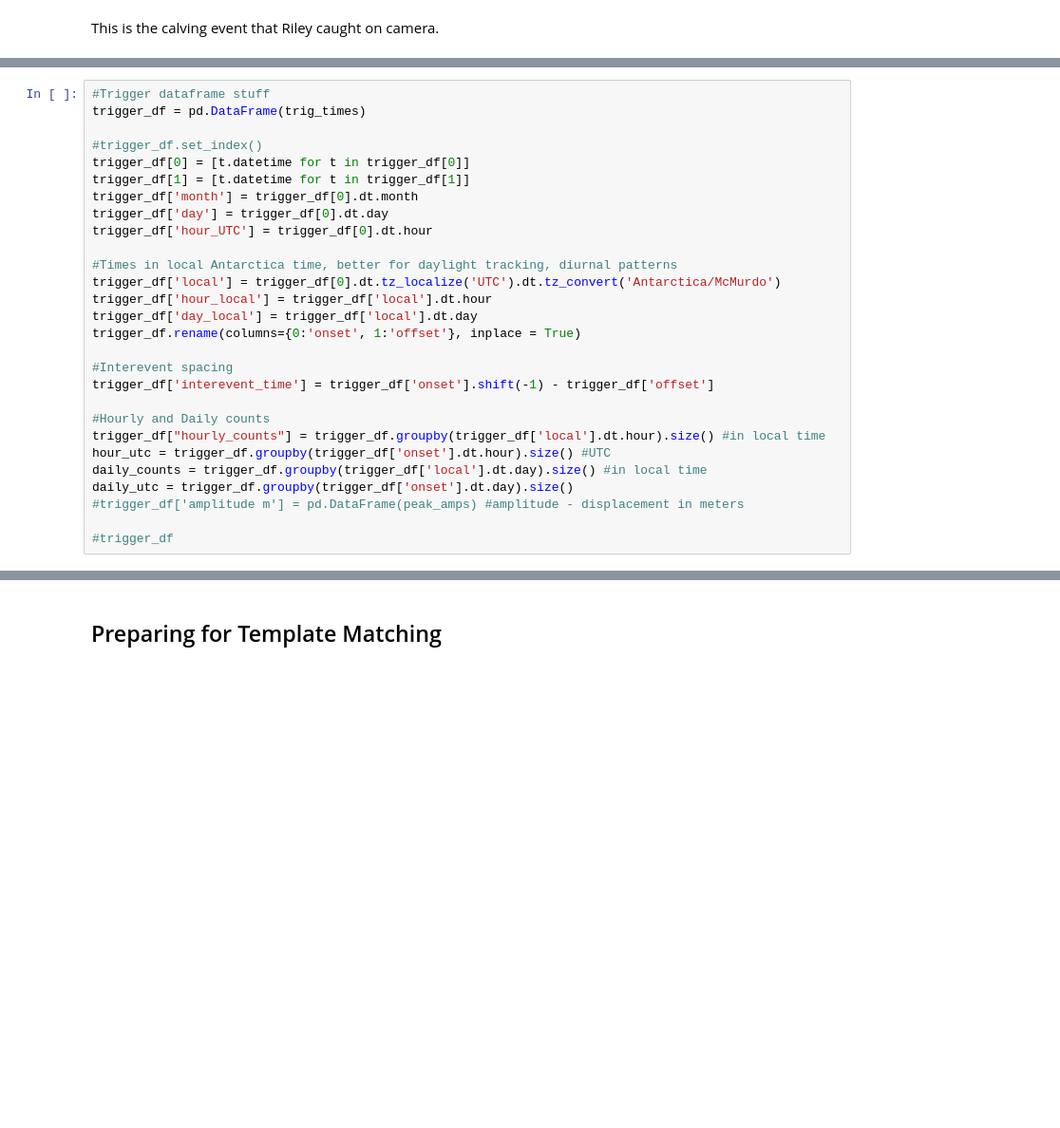
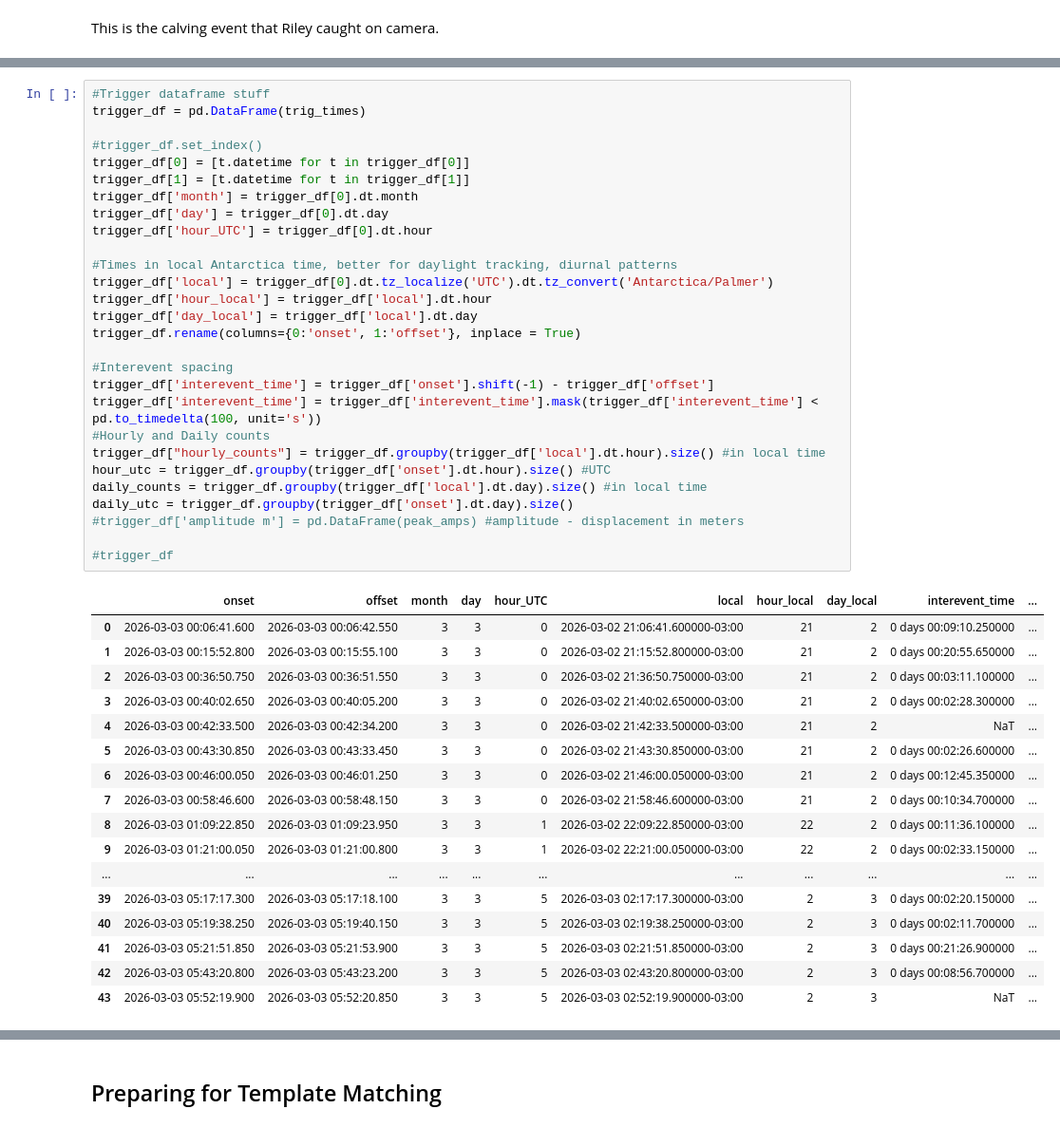
Before and after one commit to glacierpretzel/VANDA_work, a Jupyter notebook: palmer_events.ipynb, the cells around one changed output, grey strips where cells are left out. Shown at 95% size. Drawn from its saved outputs; the diff is of its cells as text; blank space fills up the shorter version.

```diff
--- a/palmer_events.ipynb
+++ b/palmer_events.ipynb
@@ -128,31 +98,49 @@ def stat_plotter(df):
 # %%
 #Trigger dataframe stuff
 trigger_df = pd.DataFrame(trig_times)
 
 #trigger_df.set_index()
 trigger_df[0] = [t.datetime for t in trigger_df[0]]
 trigger_df[1] = [t.datetime for t in trigger_df[1]]
 trigger_df['month'] = trigger_df[0].dt.month
 trigger_df['day'] = trigger_df[0].dt.day
 trigger_df['hour_UTC'] = trigger_df[0].dt.hour
 
 #Times in local Antarctica time, better for daylight tracking, diurnal patterns
-trigger_df['local'] = trigger_df[0].dt.tz_localize('UTC').dt.tz_convert('Antarctica/McMurdo')
+trigger_df['local'] = trigger_df[0].dt.tz_localize('UTC').dt.tz_convert('Antarctica/Palmer')
 trigger_df['hour_local'] = trigger_df['local'].dt.hour
 trigger_df['day_local'] = trigger_df['local'].dt.day
 trigger_df.rename(columns={0:'onset', 1:'offset'}, inplace = True)
 
 #Interevent spacing
 trigger_df['interevent_time'] = trigger_df['onset'].shift(-1) - trigger_df['offset']
-
+trigger_df['interevent_time'] = trigger_df['interevent_time'].mask(trigger_df['interevent_time'] < pd.to_timedelta(100, unit='s'))
 #Hourly and Daily counts
 trigger_df["hourly_counts"] = trigger_df.groupby(trigger_df['local'].dt.hour).size() #in local time
 hour_utc = trigger_df.groupby(trigger_df['onset'].dt.hour).size() #UTC
 daily_counts = trigger_df.groupby(trigger_df['local'].dt.day).size() #in local time
 daily_utc = trigger_df.groupby(trigger_df['onset'].dt.day).size()
 #trigger_df['amplitude m'] = pd.DataFrame(peak_amps) #amplitude - displacement in meters
 
 #trigger_df
+# %% [output]
+|  | onset | offset | month | day | hour_UTC | local | hour_local | day_local | interevent_time | ... |
+| 0 | 2026-03-03 00:06:41.600 | 2026-03-03 00:06:42.550 | 3 | 3 | 0 | 2026-03-02 21:06:41.600000-03:00 | 21 | 2 | 0 days 00:09:10.250000 | ... |
+| 1 | 2026-03-03 00:15:52.800 | 2026-03-03 00:15:55.100 | 3 | 3 | 0 | 2026-03-02 21:15:52.800000-03:00 | 21 | 2 | 0 days 00:20:55.650000 | ... |
+| 2 | 2026-03-03 00:36:50.750 | 2026-03-03 00:36:51.550 | 3 | 3 | 0 | 2026-03-02 21:36:50.750000-03:00 | 21 | 2 | 0 days 00:03:11.100000 | ... |
+| 3 | 2026-03-03 00:40:02.650 | 2026-03-03 00:40:05.200 | 3 | 3 | 0 | 2026-03-02 21:40:02.650000-03:00 | 21 | 2 | 0 days 00:02:28.300000 | ... |
+| 4 | 2026-03-03 00:42:33.500 | 2026-03-03 00:42:34.200 | 3 | 3 | 0 | 2026-03-02 21:42:33.500000-03:00 | 21 | 2 | NaT | ... |
+| 5 | 2026-03-03 00:43:30.850 | 2026-03-03 00:43:33.450 | 3 | 3 | 0 | 2026-03-02 21:43:30.850000-03:00 | 21 | 2 | 0 days 00:02:26.600000 | ... |
+| 6 | 2026-03-03 00:46:00.050 | 2026-03-03 00:46:01.250 | 3 | 3 | 0 | 2026-03-02 21:46:00.050000-03:00 | 21 | 2 | 0 days 00:12:45.350000 | ... |
+| 7 | 2026-03-03 00:58:46.600 | 2026-03-03 00:58:48.150 | 3 | 3 | 0 | 2026-03-02 21:58:46.600000-03:00 | 21 | 2 | 0 days 00:10:34.700000 | ... |
+| 8 | 2026-03-03 01:09:22.850 | 2026-03-03 01:09:23.950 | 3 | 3 | 1 | 2026-03-02 22:09:22.850000-03:00 | 22 | 2 | 0 days 00:11:36.100000 | ... |
+| 9 | 2026-03-03 01:21:00.050 | 2026-03-03 01:21:00.800 | 3 | 3 | 1 | 2026-03-02 22:21:00.050000-03:00 | 22 | 2 | 0 days 00:02:33.150000 | ... |
+| ... | ... | ... | ... | ... | ... | ... | ... | ... | ... | ... |
+| 39 | 2026-03-03 05:17:17.300 | 2026-03-03 05:17:18.100 | 3 | 3 | 5 | 2026-03-03 02:17:17.300000-03:00 | 2 | 3 | 0 days 00:02:20.150000 | ... |
+| 40 | 2026-03-03 05:19:38.250 | 2026-03-03 05:19:40.150 | 3 | 3 | 5 | 2026-03-03 02:19:38.250000-03:00 | 2 | 3 | 0 days 00:02:11.700000 | ... |
+| 41 | 2026-03-03 05:21:51.850 | 2026-03-03 05:21:53.900 | 3 | 3 | 5 | 2026-03-03 02:21:51.850000-03:00 | 2 | 3 | 0 days 00:21:26.900000 | ... |
+| 42 | 2026-03-03 05:43:20.800 | 2026-03-03 05:43:23.200 | 3 | 3 | 5 | 2026-03-03 02:43:20.800000-03:00 | 2 | 3 | 0 days 00:08:56.700000 | ... |
+| 43 | 2026-03-03 05:52:19.900 | 2026-03-03 05:52:20.850 | 3 | 3 | 5 | 2026-03-03 02:52:19.900000-03:00 | 2 | 3 | NaT | ... |
 # %%
 # COMPARING THE FILTERED VS. UNFILTERED TRIGGER PICKS. FILTERING BY TIME INBETWEEN TRIGGERS
 #adding in the additional filter by amplitude reduces the likelihood of double picking!
```
Also changed, not shown: parts of 13 cells of this notebook, 1 other file.
